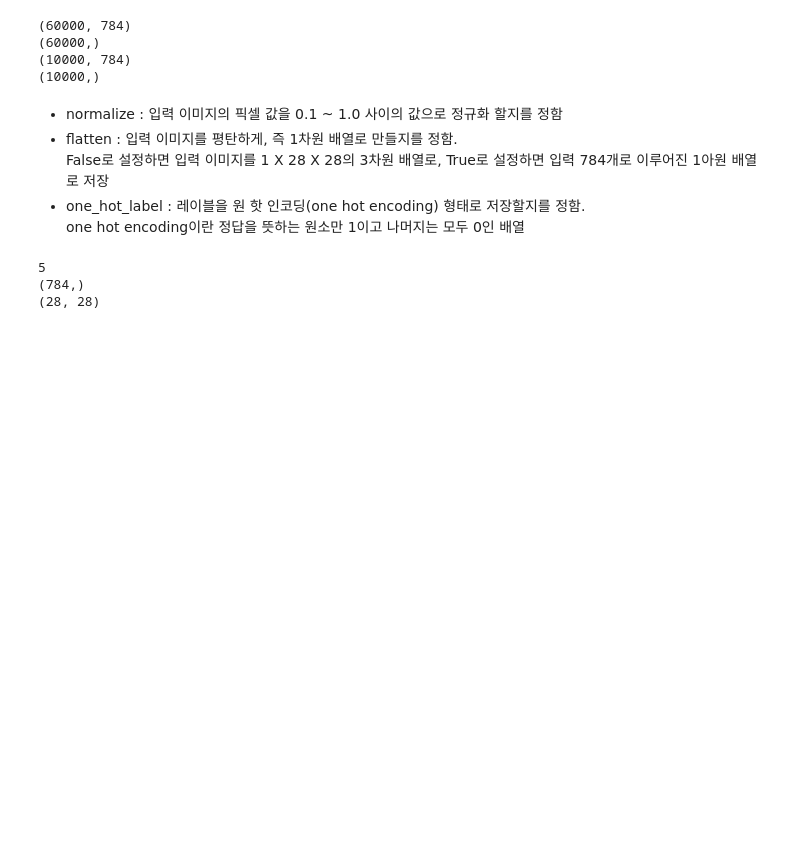
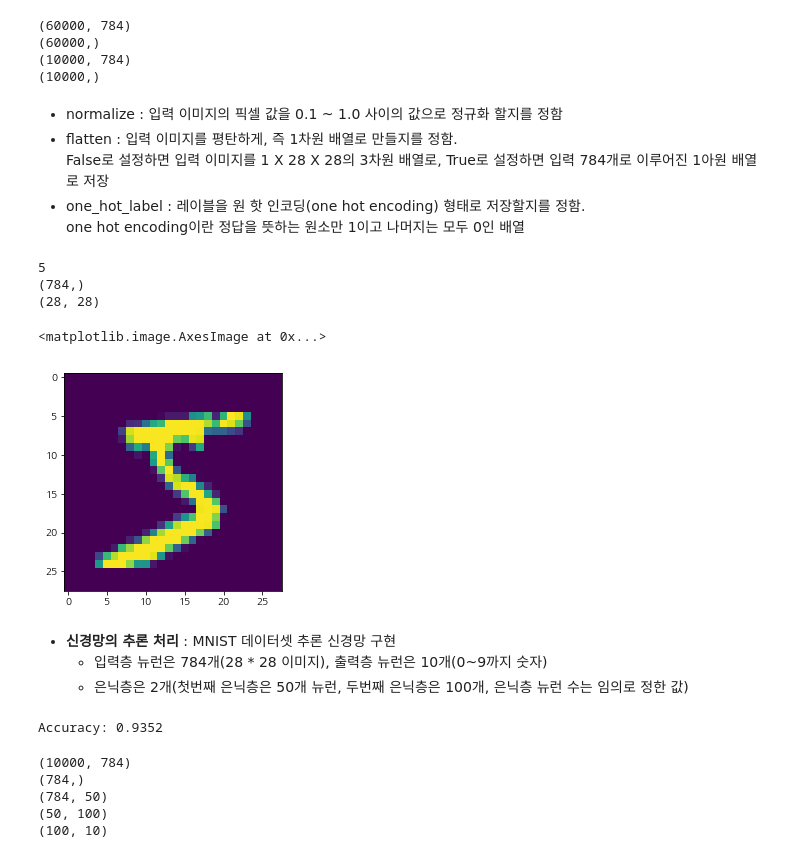
Before and after one commit to cloudallera/deep-learning-from-scratch, a Jupyter notebook: _mystudy/03_neuralnet.ipynb, the cells around one changed output. Saved outputs shown, nothing was run; the diff lists cells and outputs as text; code cells hidden in the pictures; blank space fills up the shorter version.

```diff
--- a/_mystudy/03_neuralnet.ipynb
+++ b/_mystudy/03_neuralnet.ipynb
@@ -472,25 +472,34 @@ print(t_test.shape)
 # %%
 import sys, os
 sys.path.append(os.pardir)
 import numpy as np
 from dataset.mnist import load_mnist
-from PIL import Image
-
-def img_show(img):
-    pil_img = Image.fromarray(np.uint8(img))
-    pil_img.show()
 
 (x_train, t_train), (x_test, t_test) = load_mnist(flatten=True, normalize=False)
 
 img = x_train[0]
 label = t_train[0]
 print(label)
 print(img.shape)
 img = img.reshape(28, 28)
 print(img.shape)
 
-img_show(img)
+plt.imshow(img)
+
+# from PIL import Image
+
+# def img_show(img):
+#     pil_img = Image.fromarray(np.uint8(img))
+#     pil_img.show()
+
+# img_show(img)
 # %% [output]
 5
 (784,)
 (28, 28)
+<matplotlib.image.AxesImage at 0x...>
+[figure, added]
+# %% [markdown]
+- **신경망의 추론 처리** : MNIST 데이터셋 추론 신경망 구현
+    - 입력층 뉴런은 784개(28 * 28 이미지), 출력층 뉴런은 10개(0~9까지 숫자)
+    - 은닉층은 2개(첫번째 은닉층은 50개 뉴런, 두번째 은닉층은 100개, 은닉층 뉴런 수는 임의로 정한 값)
@@ -496,0 +531,31 @@ img_show(img)
+# %%
+x, t = get_data()
+network = init_network()
+
+accuracy_cnt = 0
+for i in range(len(x)):
+    y = predict(network, x[i])
+    p = np.argmax(y)      # 값이 가장 큰(확율이 가장 높은) 원소의 인덱스를 구함 (인덱스 값이 레이블 값과 같음)
+    if p == t[i]:
+        accuracy_cnt += 1
+
+print("Accuracy: " + str(float(accuracy_cnt) / len(x)))
+# %% [output]
+Accuracy: 0.9352
+# %%
+# 배치 처리
+x, _ = get_data()
+network = init_network()
+W1, W2, W3 = network['W1'], network['W2'], network['W3']
+
+print(x.shape)
+print(x[0].shape)
+print(W1.shape)
+print(W2.shape)
+print(W3.shape)
+# %% [output]
+(10000, 784)
+(784,)
+(784, 50)
+(50, 100)
+(100, 10)
```
Also changed, not shown: parts of 3 cells of this notebook, 1 other file.
